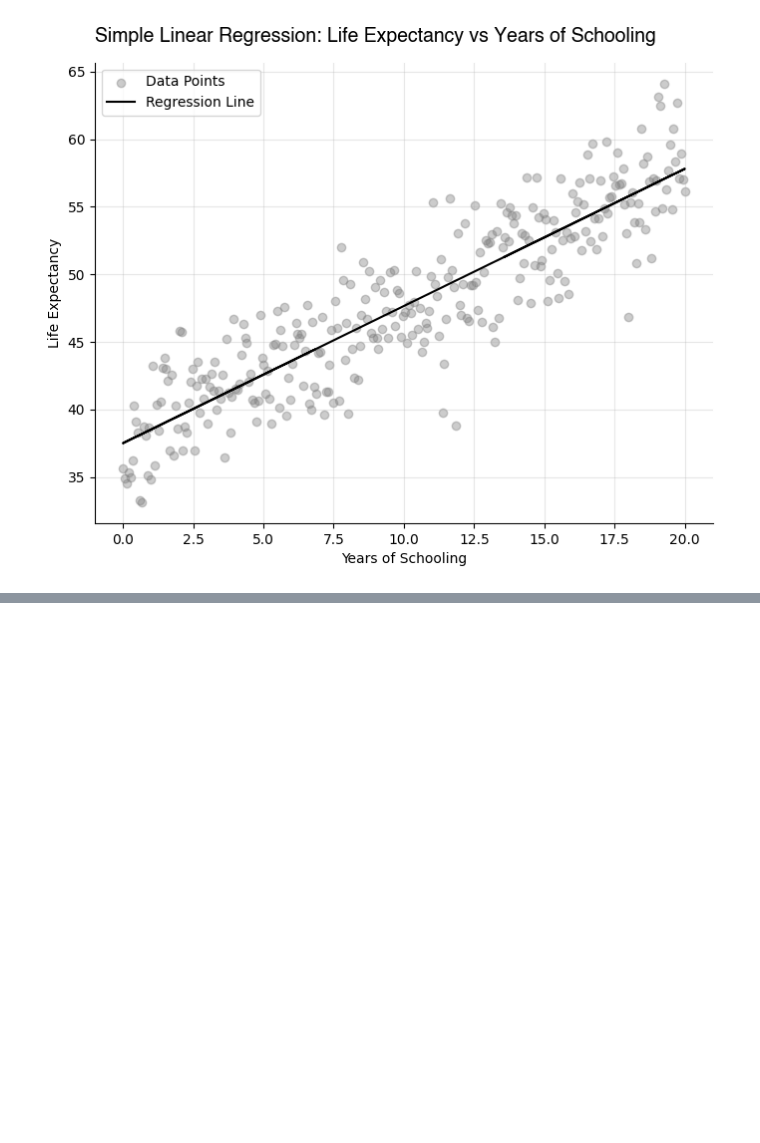
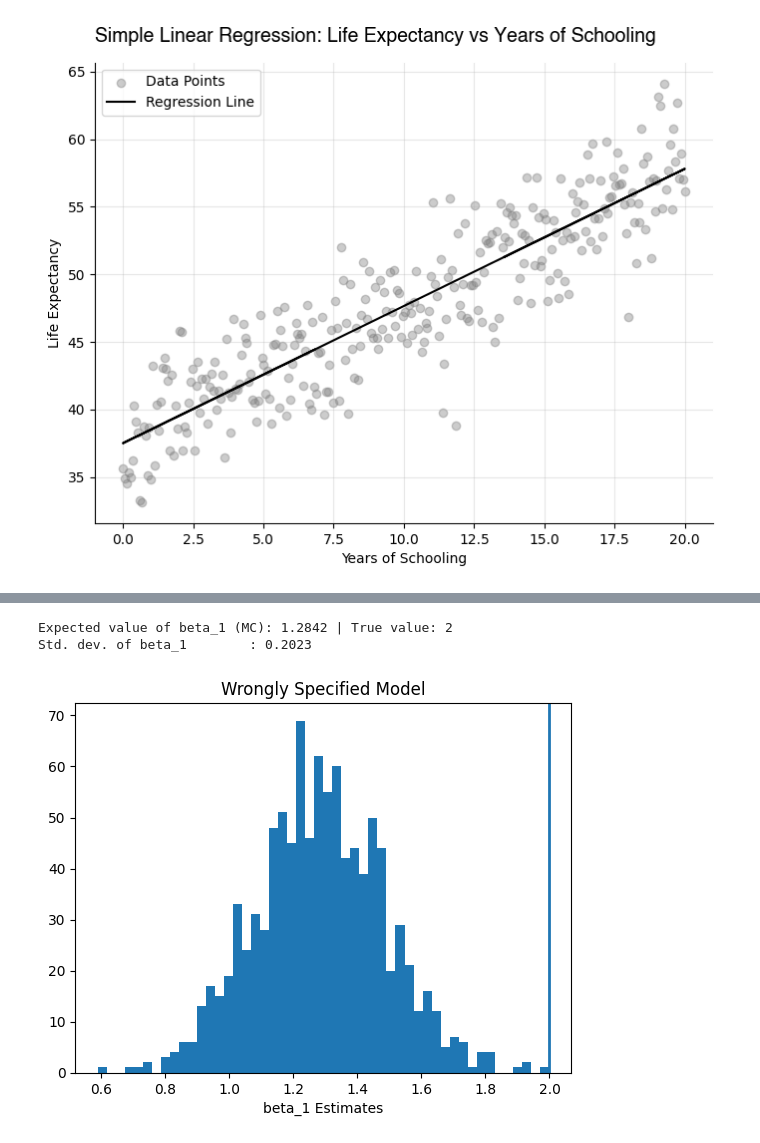
Before and after one commit to YVYX04/Introduction-to-Statistical-Learning, a Jupyter notebook: 02_linear_regression/notebooks/01_SLR.ipynb, the cells around one changed output, grey strips where cells are left out. Drawn from its saved outputs; the diff is of its cells as text; code cells hidden in the pictures; blank space fills up the shorter version.

```diff
--- a/02_linear_regression/notebooks/01_SLR.ipynb
+++ b/02_linear_regression/notebooks/01_SLR.ipynb
@@ -85,0 +158,36 @@ plt.show()
+# %%
+# --- 3) Monte Carlo: ill-specified model (Y ~ X1) estimating beta_1 ---
+
+import statsmodels.api as sm
+import matplotlib.pyplot as plt
+
+sample_size = 50
+M = 1000
+
+betas_1 = np.empty(M)
+
+n = len(complete_df)
+for i in range(M):
+    samp_idx = np.random.choice(n, size=sample_size, replace=False)
+    sample_df = complete_df.iloc[samp_idx]
+
+    X = sm.add_constant(sample_df["X1"])  # intercept
+    model = sm.OLS(sample_df["Y"], X).fit()
+    betas_1[i] = model.params["X1"]
+
+mean_beta_1 = betas_1.mean()
+sd_beta_1 = betas_1.std(ddof=1)
+
+print(f"Expected value of beta_1 (MC): {mean_beta_1:.4f} | True value: {beta_1}")
+print(f"Std. dev. of beta_1        : {sd_beta_1:.4f}")
+
+plt.figure()
+plt.hist(betas_1, bins=50)
+plt.axvline(beta_1, linewidth=2)
+plt.title("Wrongly Specified Model")
+plt.xlabel("beta_1 Estimates")
+plt.show()
+# %% [output]
+Expected value of beta_1 (MC): 1.2842 | True value: 2
+Std. dev. of beta_1        : 0.2023
+[figure, added]
```
Also changed, not shown: parts of 3 cells of this notebook, 3 other files.
